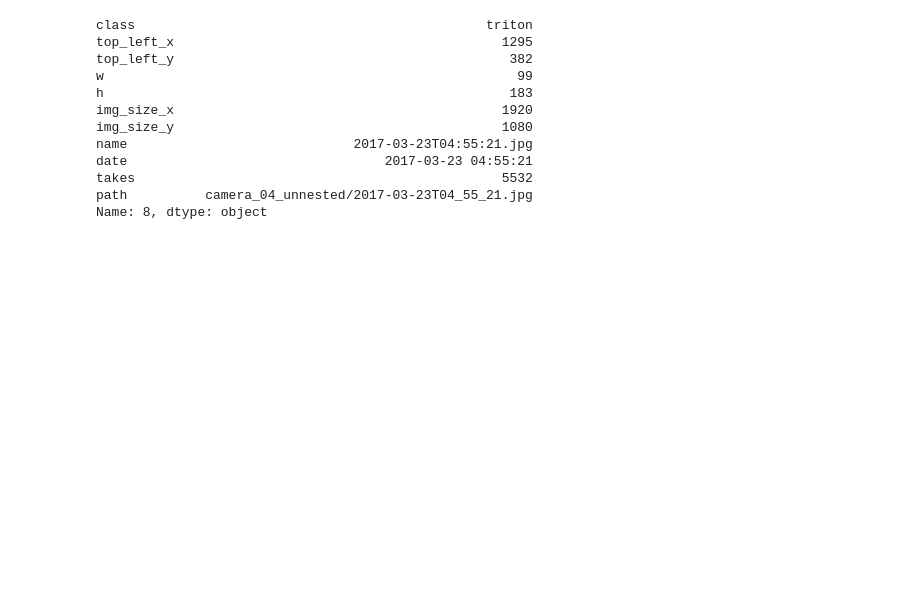
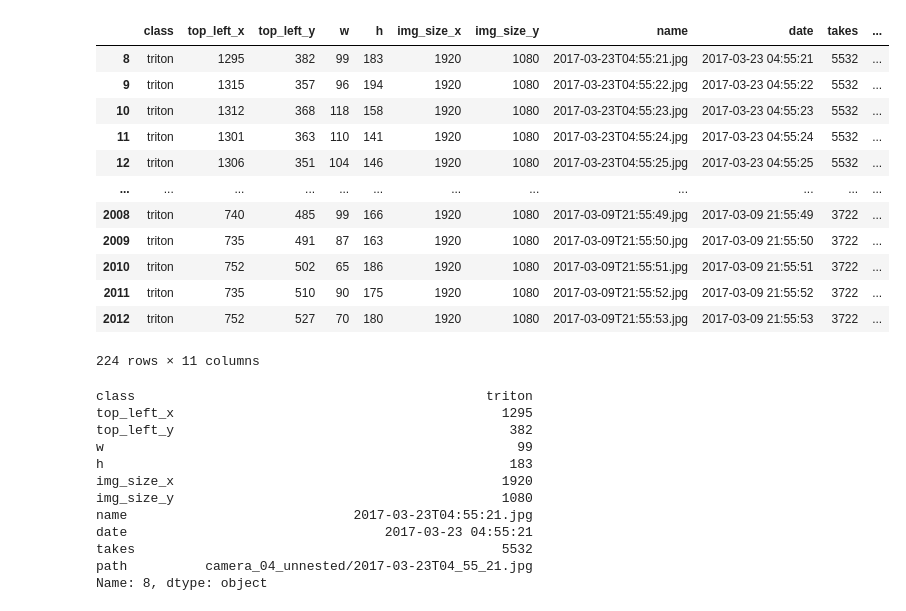
Before and after one commit to student-GML/crapauduc, a Jupyter notebook: example_use_bounding_box.ipynb, the cells around one changed output. Saved outputs shown, nothing was run; the diff lists cells and outputs as text; code cells hidden in the pictures; blank space fills up the shorter version.

```diff
--- a/example_use_bounding_box.ipynb
+++ b/example_use_bounding_box.ipynb
@@ -26,6 +26,22 @@ Name: class, dtype: int64
 # %%
 #get the triton lines
 triton_paths = bb_csv[bb_csv['class'] == 'triton']
+# %%
+triton_paths
+# %% [output]
+|  | class | top_left_x | top_left_y | w | h | img_size_x | img_size_y | name | date | takes | ... |
+| 8 | triton | 1295 | 382 | 99 | 183 | 1920 | 1080 | 2017-03-23T04:55:21.jpg | 2017-03-23 04:55:21 | 5532 | ... |
+| 9 | triton | 1315 | 357 | 96 | 194 | 1920 | 1080 | 2017-03-23T04:55:22.jpg | 2017-03-23 04:55:22 | 5532 | ... |
+| 10 | triton | 1312 | 368 | 118 | 158 | 1920 | 1080 | 2017-03-23T04:55:23.jpg | 2017-03-23 04:55:23 | 5532 | ... |
+| 11 | triton | 1301 | 363 | 110 | 141 | 1920 | 1080 | 2017-03-23T04:55:24.jpg | 2017-03-23 04:55:24 | 5532 | ... |
+| 12 | triton | 1306 | 351 | 104 | 146 | 1920 | 1080 | 2017-03-23T04:55:25.jpg | 2017-03-23 04:55:25 | 5532 | ... |
+| ... | ... | ... | ... | ... | ... | ... | ... | ... | ... | ... | ... |
+| 2008 | triton | 740 | 485 | 99 | 166 | 1920 | 1080 | 2017-03-09T21:55:49.jpg | 2017-03-09 21:55:49 | 3722 | ... |
+| 2009 | triton | 735 | 491 | 87 | 163 | 1920 | 1080 | 2017-03-09T21:55:50.jpg | 2017-03-09 21:55:50 | 3722 | ... |
+| 2010 | triton | 752 | 502 | 65 | 186 | 1920 | 1080 | 2017-03-09T21:55:51.jpg | 2017-03-09 21:55:51 | 3722 | ... |
+| 2011 | triton | 735 | 510 | 90 | 175 | 1920 | 1080 | 2017-03-09T21:55:52.jpg | 2017-03-09 21:55:52 | 3722 | ... |
+| 2012 | triton | 752 | 527 | 70 | 180 | 1920 | 1080 | 2017-03-09T21:55:53.jpg | 2017-03-09 21:55:53 | 3722 | ... |
+224 rows × 11 columns
 # %%
 #get the first line talking about a triton
 img_triton_1 = triton_paths.iloc[0]
```
Also changed, not shown: parts of 1 cell of this notebook, 2 other files.
